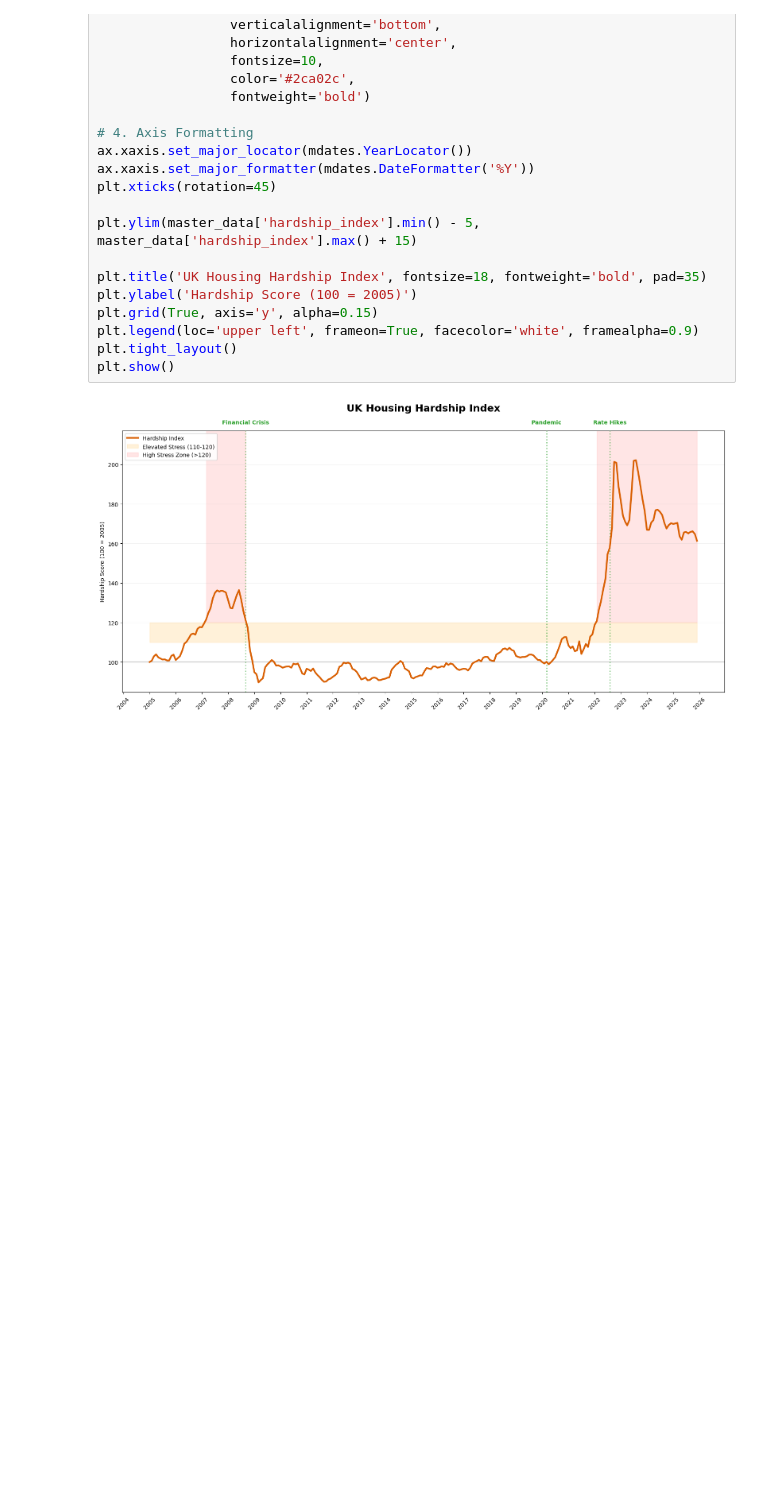
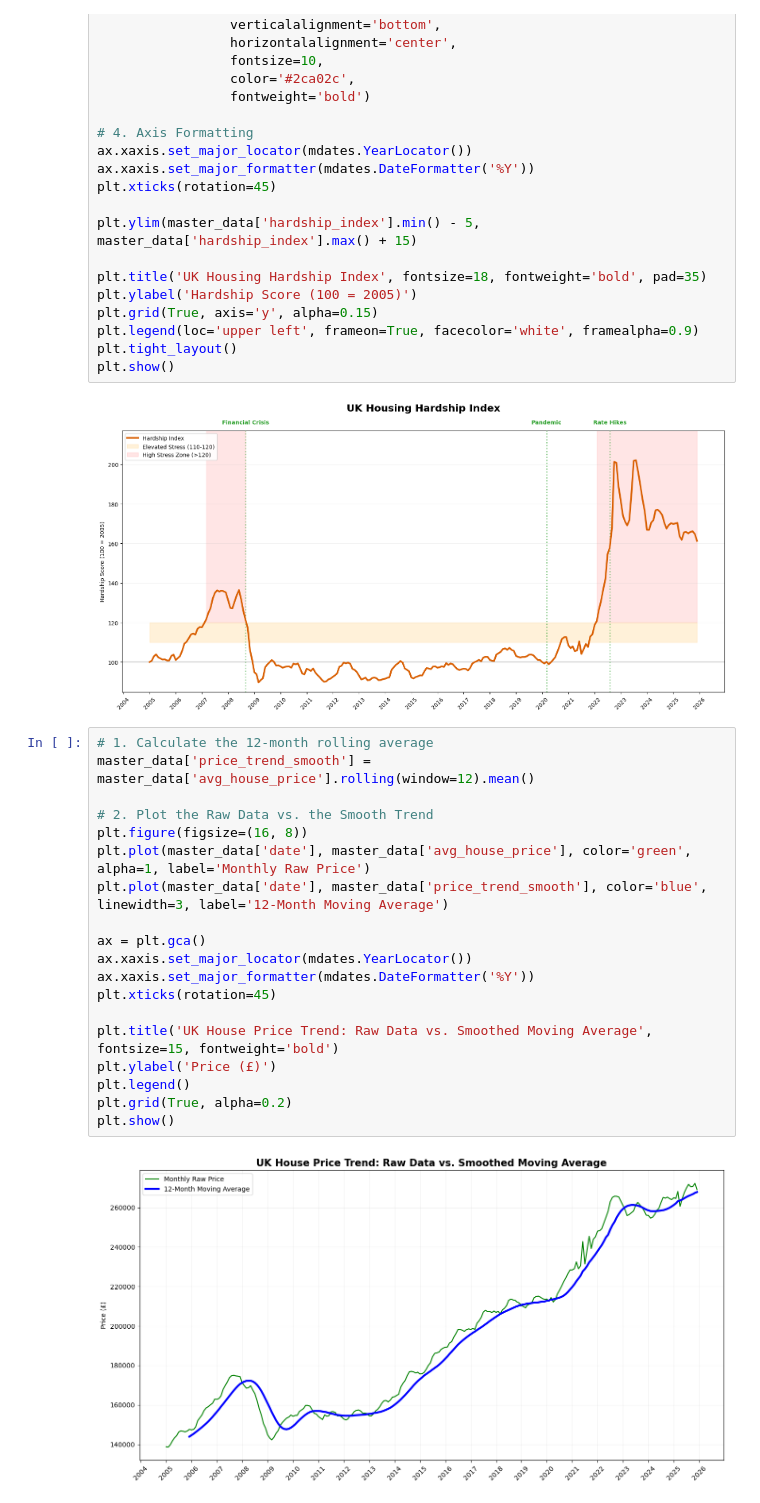
Before and after one commit to Nalyan-Beytula/Data-Science, a Jupyter notebook: UK_Housing_Prices_Mortgage_Affordability.ipynb, the cells around one changed output. Saved outputs shown, nothing was run; the diff lists cells and outputs as text; blank space fills up the shorter version.

Commit message:
Added 12-month rolling average to identify long-term house price trends without seasonal noise.

```diff
--- a/UK_Housing_Prices_Mortgage_Affordability.ipynb
+++ b/UK_Housing_Prices_Mortgage_Affordability.ipynb
@@ -309,3 +309,24 @@ plt.tight_layout()
 plt.show()
 # %% [output]
 [figure]
+# %%
+# 1. Calculate the 12-month rolling average
+master_data['price_trend_smooth'] = master_data['avg_house_price'].rolling(window=12).mean()
+
+# 2. Plot the Raw Data vs. the Smooth Trend
+plt.figure(figsize=(16, 8))
+plt.plot(master_data['date'], master_data['avg_house_price'], color='green', alpha=1, label='Monthly Raw Price')
+plt.plot(master_data['date'], master_data['price_trend_smooth'], color='blue', linewidth=3, label='12-Month Moving Average')
+
+ax = plt.gca()
+ax.xaxis.set_major_locator(mdates.YearLocator())
+ax.xaxis.set_major_formatter(mdates.DateFormatter('%Y'))
+plt.xticks(rotation=45)
+
+plt.title('UK House Price Trend: Raw Data vs. Smoothed Moving Average', fontsize=15, fontweight='bold')
+plt.ylabel('Price (£)')
+plt.legend()
+plt.grid(True, alpha=0.2)
+plt.show()
+# %% [output]
+[figure, added]
```
